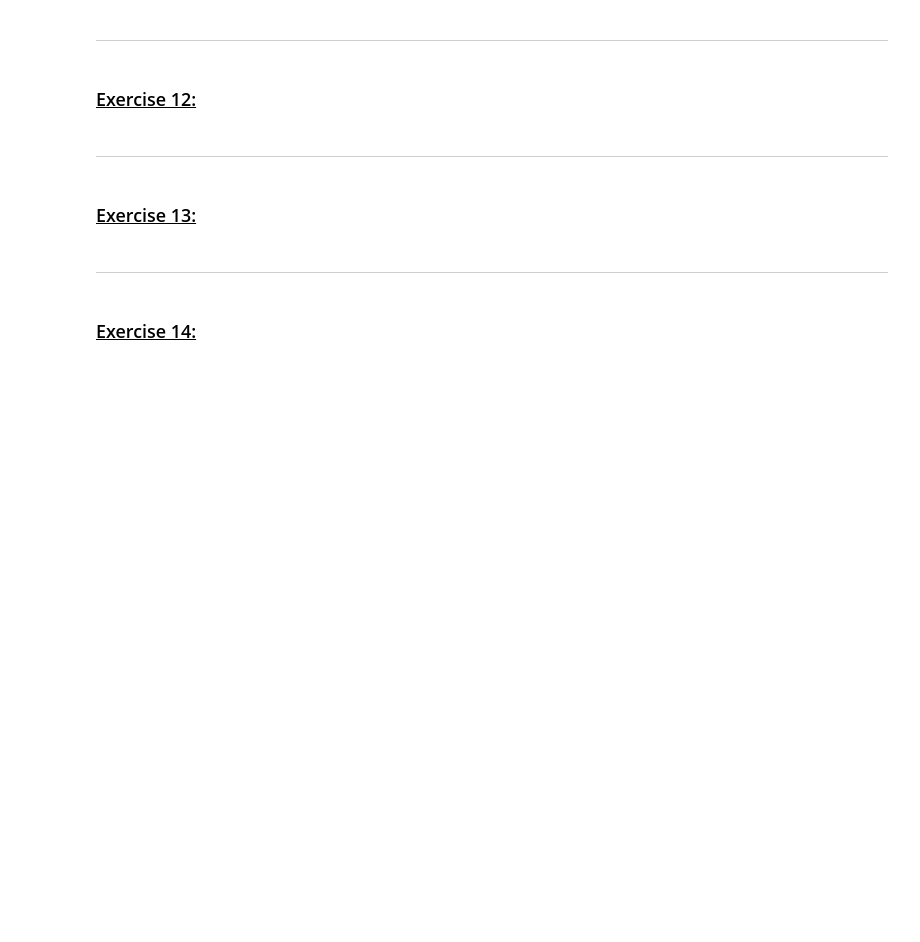
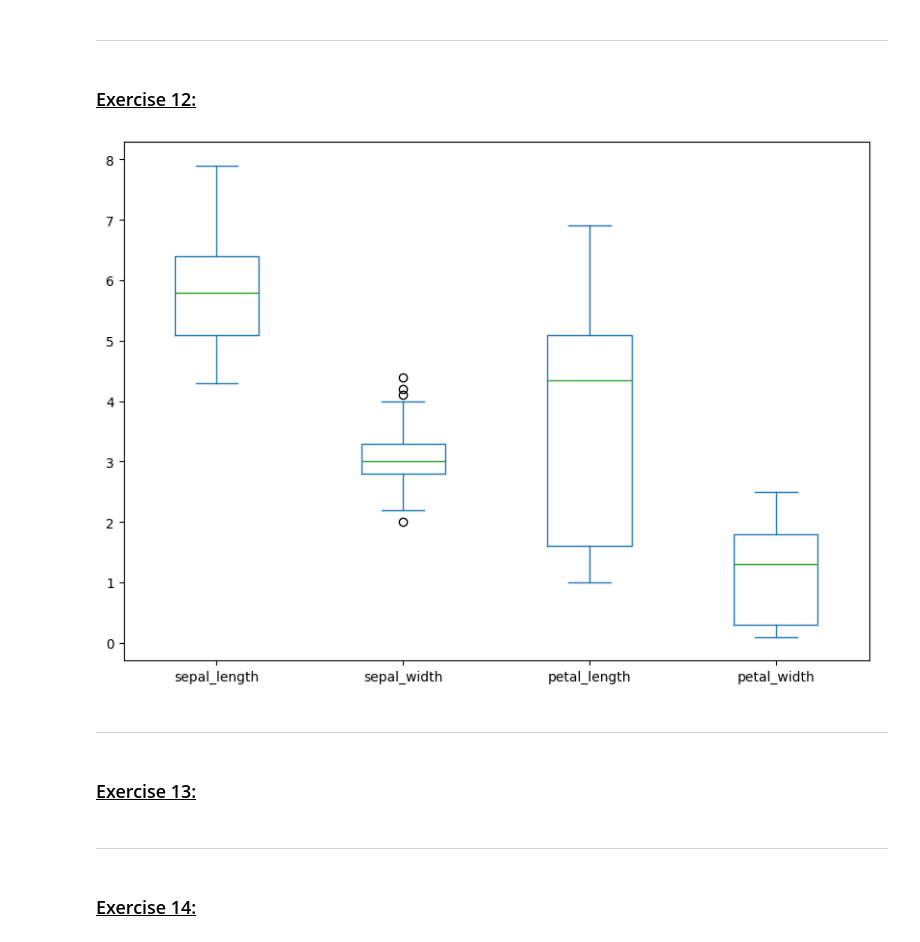
Before and after one commit to sadiam09/Beginner, a Jupyter notebook: exercise_portfolio/coursework.ipynb, the cells around one changed output. Saved outputs shown, nothing was run; the diff lists cells and outputs as text; code cells hidden in the pictures; blank space fills up the shorter version.

```diff
--- a/exercise_portfolio/coursework.ipynb
+++ b/exercise_portfolio/coursework.ipynb
@@ -335,9 +402,20 @@ df.describe()
 # %% [markdown]
 ### <u>Exercise 12:</u>
 # %%
-df = pd.read_csv("https://raw.githubusercontent.com/uiuc-cse/data-fa14/gh-pages/data/iris.csv")
+"""
+Load Iris dataset
+and display boxplots
+"""
+
+import seaborn as sns  # import relevant libraries
+import matplotlib.pyplot as plt
+
+df = sns.load_dataset("iris")  # load iris dataset from seaborn
+
 df.plot(kind='box',y=['sepal_length', 'sepal_width', 'petal_length', 'petal_width'],figsize=(10,7))
-plt.show()
+plt.show() # create boxplots for the numerical columns
+# %% [output]
+[figure, added]
 # %% [markdown]
 ---
 # %% [markdown]
```
Also changed, not shown: parts of 23 cells of this notebook, 1 other file.
